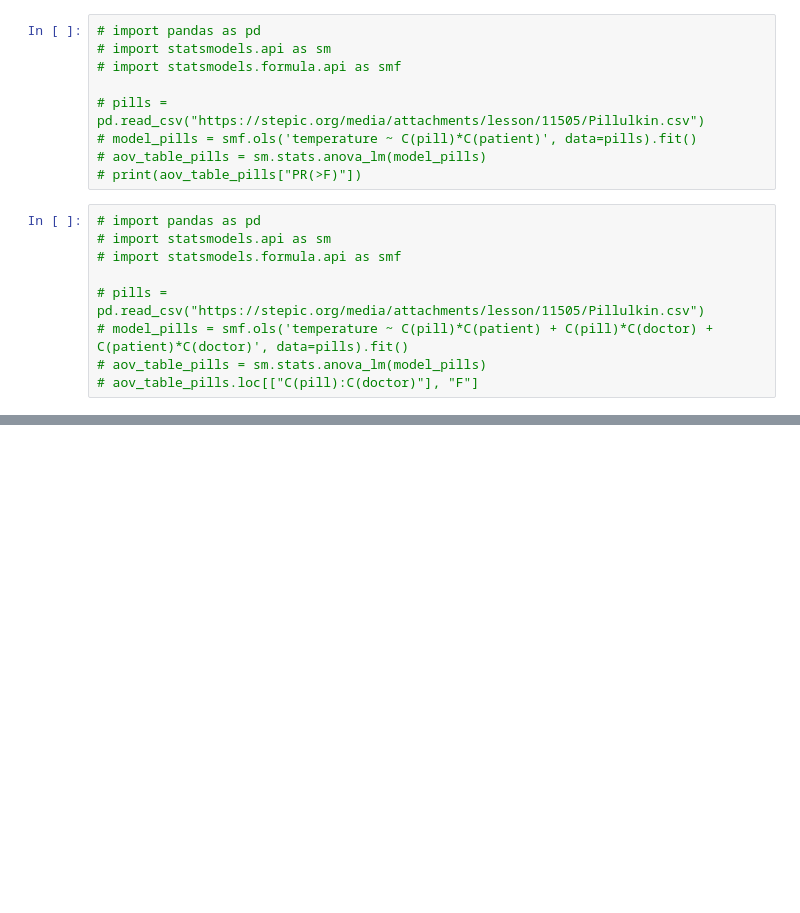
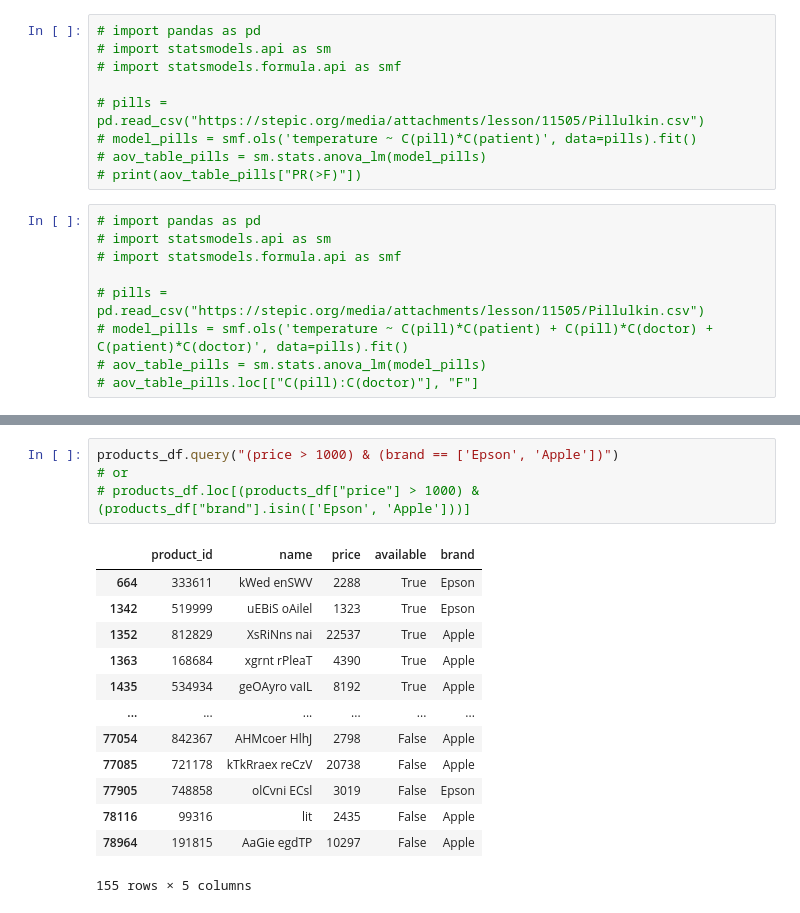
Before and after one commit to Osfory/Statistical_and_Data_Analysis_Test_area, a Jupyter notebook: Python/Common_methods_of_data_analysis.ipynb, the cells around one changed output, grey strips where cells are left out. Saved outputs shown, nothing was run; the diff lists cells and outputs as text; blank space fills up the shorter version.

```diff
--- a/Python/Common_methods_of_data_analysis.ipynb
+++ b/Python/Common_methods_of_data_analysis.ipynb
@@ -1738,0 +1814,18 @@ aov_table_pills_2.loc[["C(pill):C(doctor)"], "F"]
+# %%
+products_df.query("(price > 1000) & (brand == ['Epson', 'Apple'])")
+# or
+# products_df.loc[(products_df["price"] > 1000) & (products_df["brand"].isin(['Epson', 'Apple']))]
+# %% [output]
+|  | product_id | name | price | available | brand |
+| 664 | 333611 | kWed enSWV | 2288 | True | Epson |
+| 1342 | 519999 | uEBiS oAilel | 1323 | True | Epson |
+| 1352 | 812829 | XsRiNns nai | 22537 | True | Apple |
+| 1363 | 168684 | xgrnt rPleaT | 4390 | True | Apple |
+| 1435 | 534934 | geOAyro vaIL | 8192 | True | Apple |
+| ... | ... | ... | ... | ... | ... |
+| 77054 | 842367 | AHMcoer HlhJ | 2798 | False | Apple |
+| 77085 | 721178 | kTkRraex reCzV | 20738 | False | Apple |
+| 77905 | 748858 | olCvni ECsl | 3019 | False | Epson |
+| 78116 | 99316 | lit | 2435 | False | Apple |
+| 78964 | 191815 | AaGie egdTP | 10297 | False | Apple |
+155 rows × 5 columns
```
Also changed, not shown: parts of 12 cells of this notebook.
